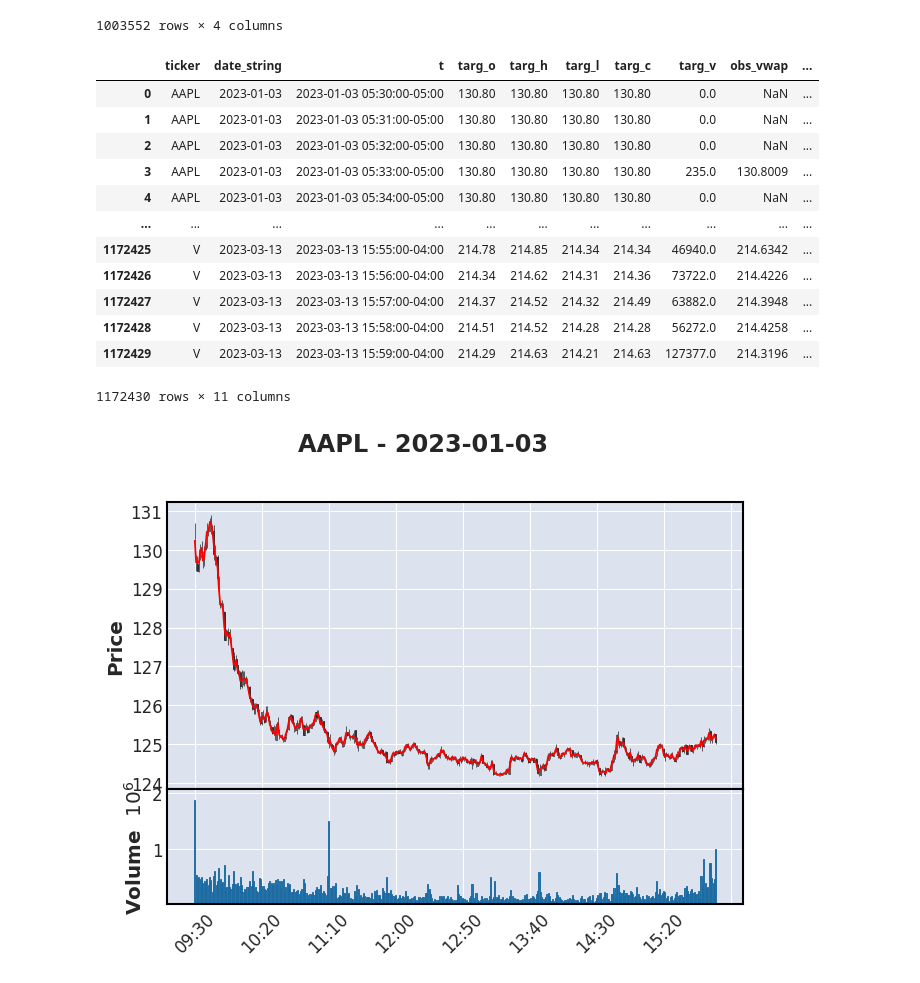
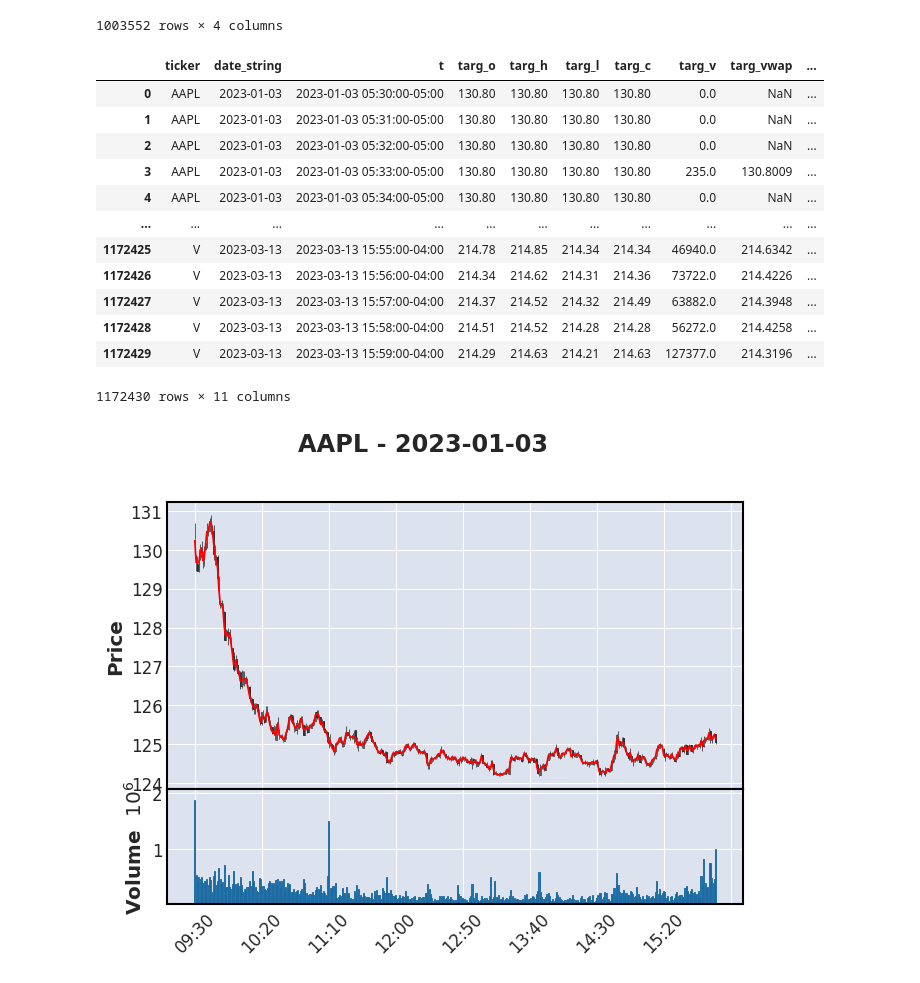
Before and after one commit to linkt-ai/tsfm, a Jupyter notebook: notebooks/hfdemo/03_candle_dataset_construction_vwap.ipynb, the cells around one changed output. Drawn from its saved outputs; the diff is of its cells as text; code cells hidden in the pictures.

```diff
--- a/notebooks/hfdemo/03_candle_dataset_construction_vwap.ipynb
+++ b/notebooks/hfdemo/03_candle_dataset_construction_vwap.ipynb
@@ -147,23 +147,23 @@ vwap_df
 # %%
 df['t'] = pd.to_datetime(df['t'], utc=True).dt.tz_convert('America/New_York')
 
 merged_df = pd.merge(df, vwap_df, on=['t', 'ticker', 'date_string'], how='left')
 
 # Rename columns
 merged_df = merged_df.rename(columns={
     'market_open': 'cont_market_open',
     'market_extended': 'cont_market_extended',
-    'vwap': 'obs_vwap'
+    'vwap': 'targ_vwap'
 })
 
-desired_order = ['ticker', 'date_string', 't', 'targ_o', 'targ_h', 'targ_l', 'targ_c', 'targ_v', 'obs_vwap', 'cont_market_open', 'cont_market_extended']
+desired_order = ['ticker', 'date_string', 't', 'targ_o', 'targ_h', 'targ_l', 'targ_c', 'targ_v', 'targ_vwap', 'cont_market_open', 'cont_market_extended']
 merged_df = merged_df.reindex(columns=desired_order)
 
 assert len(merged_df) == len(df)
 
 merged_df
 # %% [output]
-|  | ticker | date_string | t | targ_o | targ_h | targ_l | targ_c | targ_v | obs_vwap | ... |
+|  | ticker | date_string | t | targ_o | targ_h | targ_l | targ_c | targ_v | targ_vwap | ... |
 | 0 | AAPL | 2023-01-03 | 2023-01-03 05:30:00-05:00 | 130.80 | 130.80 | 130.80 | 130.80 | 0.0 | NaN | ... |
 | 1 | AAPL | 2023-01-03 | 2023-01-03 05:31:00-05:00 | 130.80 | 130.80 | 130.80 | 130.80 | 0.0 | NaN | ... |
 | 2 | AAPL | 2023-01-03 | 2023-01-03 05:32:00-05:00 | 130.80 | 130.80 | 130.80 | 130.80 | 0.0 | NaN | ... |
```
Also changed, not shown: parts of 5 cells of this notebook, 8 other files.
